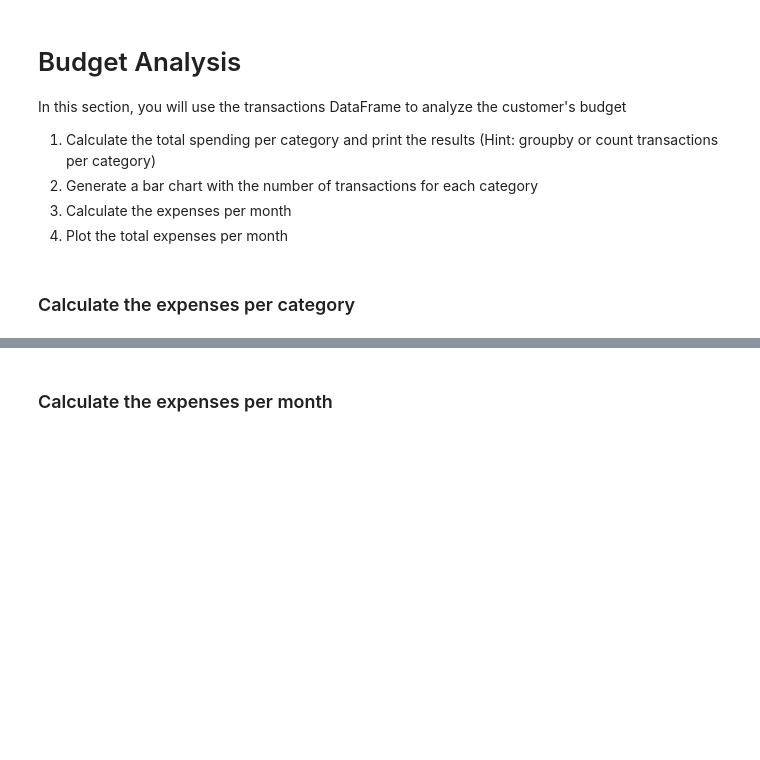
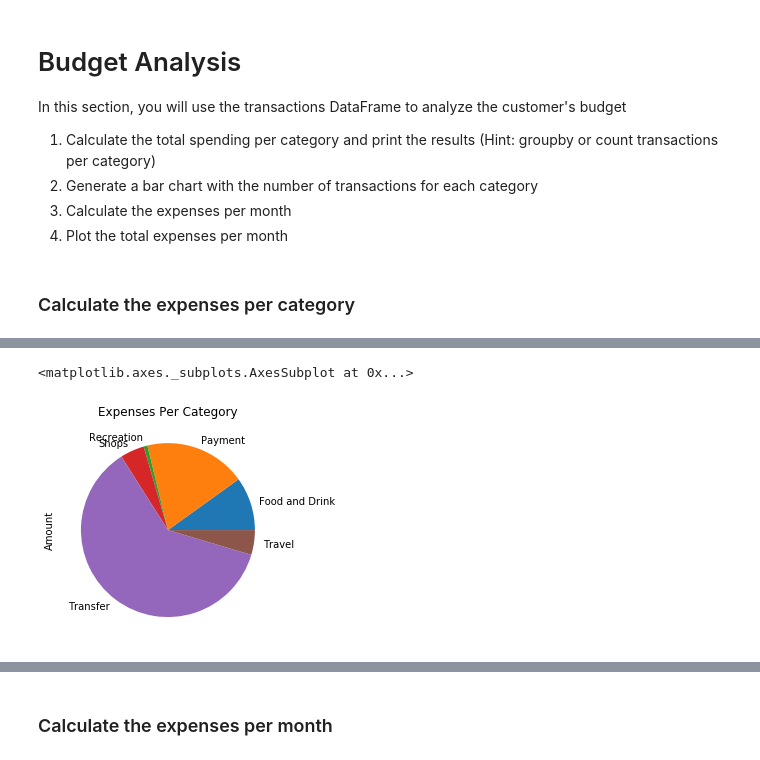
Before and after one commit to jaimebunay/api_homework, a Jupyter notebook: account_summary.ipynb, the cells around one changed output, grey strips where cells are left out. Saved outputs shown, nothing was run; the diff lists cells and outputs as text; code cells hidden in the pictures; blank space fills up the shorter version.

```diff
--- a/account_summary.ipynb
+++ b/account_summary.ipynb
@@ -188 +290,7 @@ transactions_df['Category'].value_counts().plot.pie()
+# %%
+#transactions_df.groupby(by = 'Category').sum().plot.pie(y='Amount', legend=False)
+transactions_df.groupby('Category').sum()['Amount'].plot.pie(title='Expenses Per Category')
+# %% [output]
+<matplotlib.axes._subplots.AxesSubplot at 0x...>
+[figure, added]
 # %%
```
Also changed, not shown: parts of 32 cells of this notebook, 1 other file.
